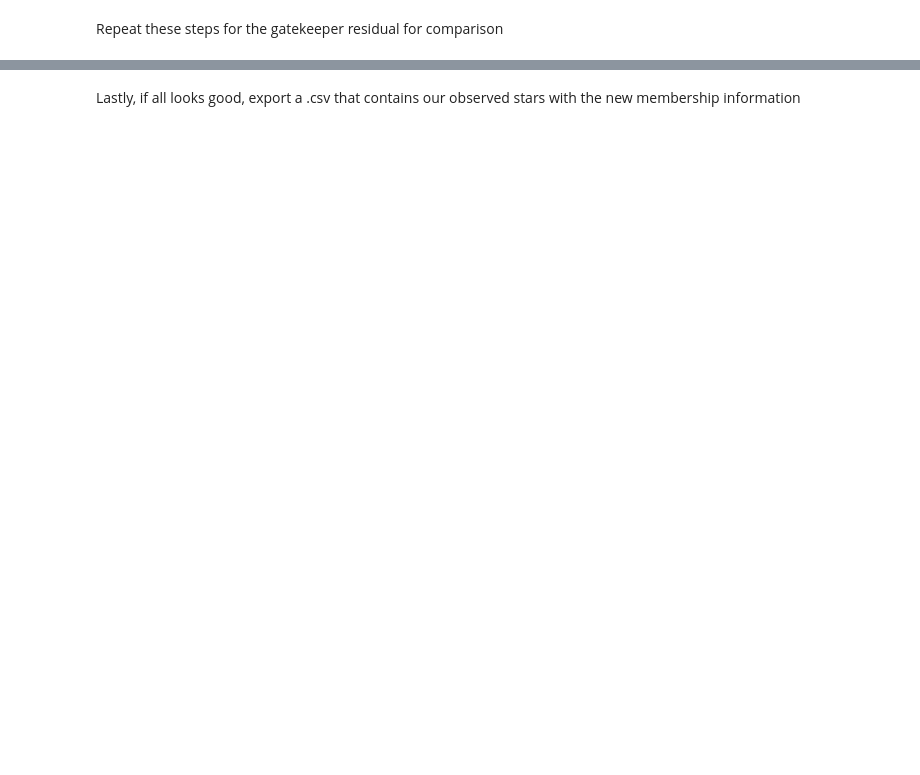
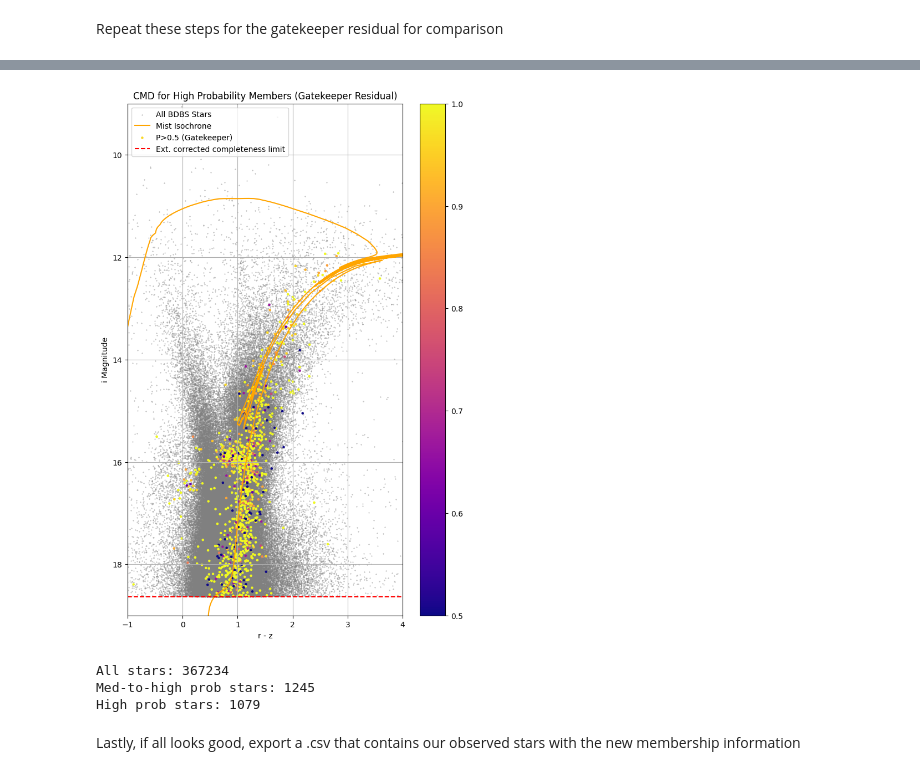
Before and after one commit to mcadamsean/cluster-membership, a Jupyter notebook: notebooks/membership_probability_notebook.ipynb, the cells around one changed output, grey strips where cells are left out. Drawn from its saved outputs; the diff is of its cells as text; code cells hidden in the pictures; blank space fills up the shorter version.

Commit message:
Adjust CMDs to show probability

```diff
--- a/notebooks/membership_probability_notebook.ipynb
+++ b/notebooks/membership_probability_notebook.ipynb
@@ -1026,3 +1028,56 @@ High prob stars: 437
+# %%
+# Plot a CMD for the high probability members with field stars in background
+plt.figure(figsize=(8, 12))
+
+# Start with the full observed dataset, before truncation to completeness
+plt.scatter((observed_df_cut['gmag_extcorr'] - observed_df_cut['zmag_extcorr']),
+           observed_df_cut['imag_extcorr'],
+           s=0.1,
+           alpha=1,
+           color='grey',
+           label='All BDBS Stars'
+)
+
+# MIST isochrone
+plt.plot(iso_g_z,
+           iso_mi, # possibly accounting for extinction?
+           linestyle='-',
+           alpha=1,
+           color='orange',
+           label='Mist Isochrone'
+)
+
+# High probability stars
+plt.scatter((gk_med_and_high_probs['gmag_extcorr'] - gk_med_and_high_probs['zmag_extcorr']),
+           gk_med_and_high_probs['imag_extcorr'],
+           s=5,
+           alpha=1,
+           c=gk_med_and_high_probs['Gatekeeper Residual'],
+           cmap='plasma',
+           label='P>0.5 (Gatekeeper)'
+)
+
+# Set limits and labels
+plt.ylim(19,9)
+plt.xlim(-1,4)
+plt.xlabel('r - z')
+plt.ylabel('i Magnitude')
+plt.colorbar()
+# Add in a horizontal line to indicate the completeness limit of the observed data
+plt.axhline(y=18.63, color='red', linestyle='--', label='Ext. corrected completeness limit')
+plt.title('CMD for High Probability Members (Gatekeeper Residual)')
+plt.legend(loc='upper left')
+plt.grid()
+plt.show()
+
+print('All stars:', len(observed_df_cut['radeg']))
+print('Med-to-high prob stars:', len(gk_med_and_high_probs['radeg']))
+print('High prob stars:', len(gk_high_probs['radeg']))
+# %% [output]
+[figure, added]
+All stars: 367234
+Med-to-high prob stars: 1245
+High prob stars: 1079
 # %% [markdown]
 Lastly, if all looks good, export a .csv that contains our observed stars with the new membership information
 # %%
```
Also changed, not shown: parts of 12 cells of this notebook.
